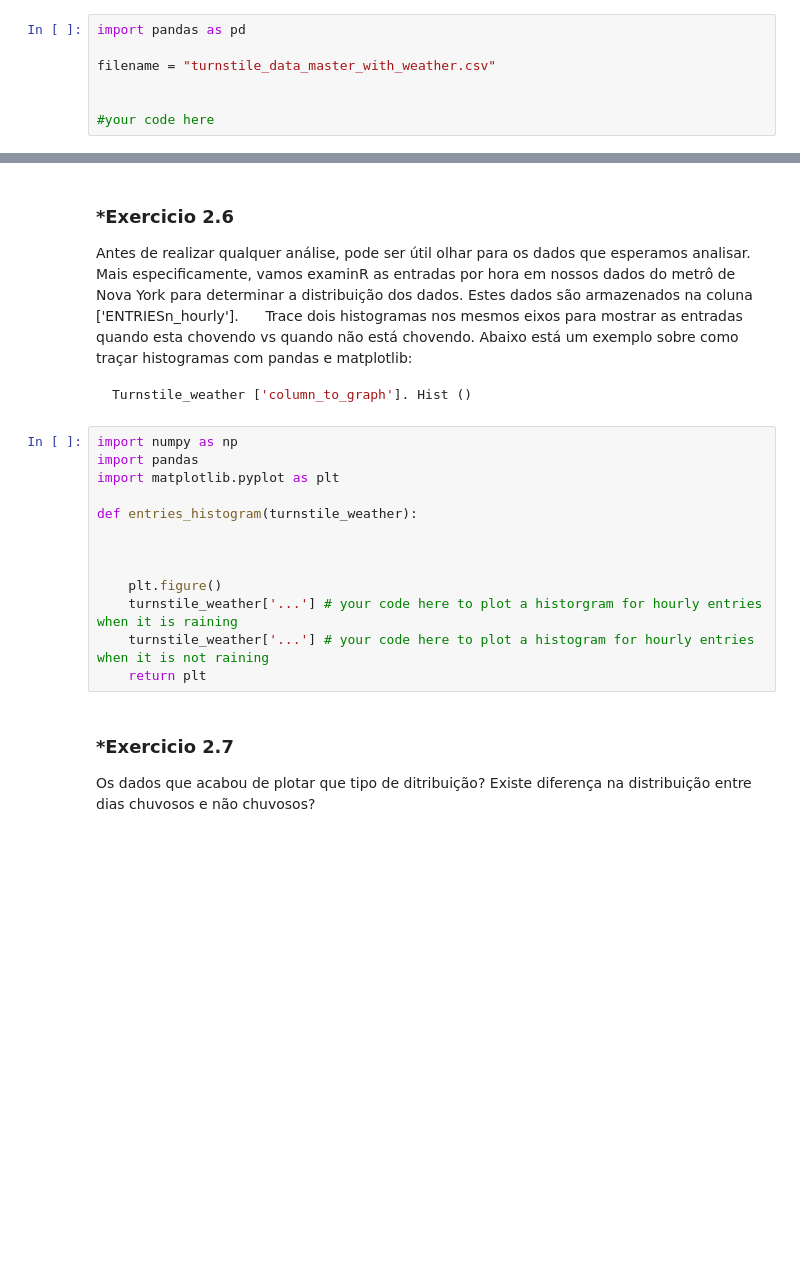
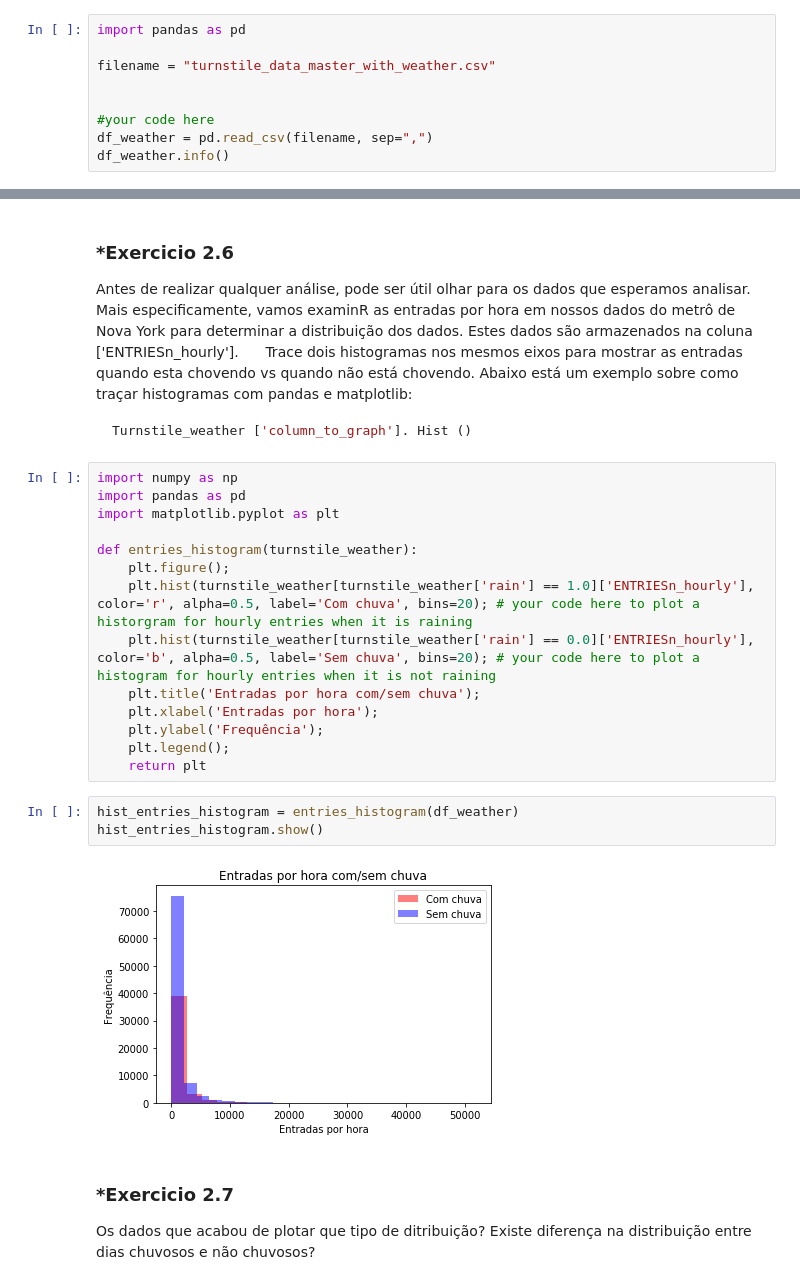
Before and after one commit to henriquevieira/analyzing_the_nyc_subway_dataset, a Jupyter notebook: analyzing-subway-data-ndfdsi.ipynb, the cells around one changed output, grey strips where cells are left out. Cells and saved outputs as stored; diff of their text form; blank space fills up the shorter version.

````diff
--- a/analyzing-subway-data-ndfdsi.ipynb
+++ b/analyzing-subway-data-ndfdsi.ipynb
@@ -352,3 +380,5 @@ filename = "turnstile_data_master_with_weather.csv"
 
 
 #your code here
+df_weather = pd.read_csv(filename, sep=",")
+df_weather.info()
@@ -416,17 +480,23 @@ Turnstile_weather ['column_to_graph']. Hist ()
 ```
 # %%
 import numpy as np
-import pandas
+import pandas as pd
 import matplotlib.pyplot as plt
 
 def entries_histogram(turnstile_weather):
-
-
-
-    plt.figure()
-    turnstile_weather['...'] # your code here to plot a historgram for hourly entries when it is raining
-    turnstile_weather['...'] # your code here to plot a histogram for hourly entries when it is not raining
+    plt.figure();
+    plt.hist(turnstile_weather[turnstile_weather['rain'] == 1.0]['ENTRIESn_hourly'], color='r', alpha=0.5, label='Com chuva', bins=20); # your code here to plot a historgram for hourly entries when it is raining
+    plt.hist(turnstile_weather[turnstile_weather['rain'] == 0.0]['ENTRIESn_hourly'], color='b', alpha=0.5, label='Sem chuva', bins=20); # your code here to plot a histogram for hourly entries when it is not raining
+    plt.title('Entradas por hora com/sem chuva');
+    plt.xlabel('Entradas por hora');
+    plt.ylabel('Frequência');
+    plt.legend();
     return plt
+# %%
+hist_entries_histogram = entries_histogram(df_weather)
+hist_entries_histogram.show()
+# %% [output]
+[figure, added]
 # %% [markdown]
 ### *Exercicio 2.7
 
````
Also changed, not shown: parts of 26 cells of this notebook, 4 other files.
